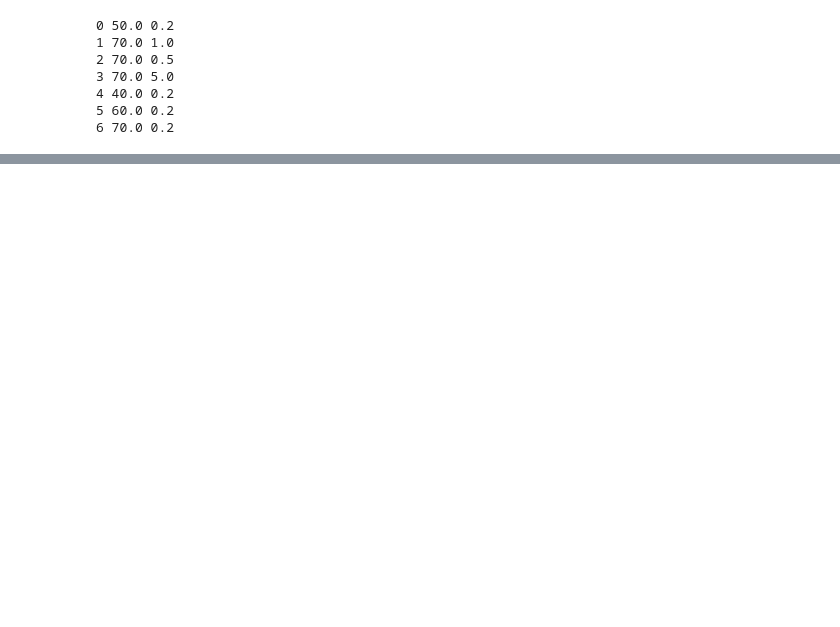
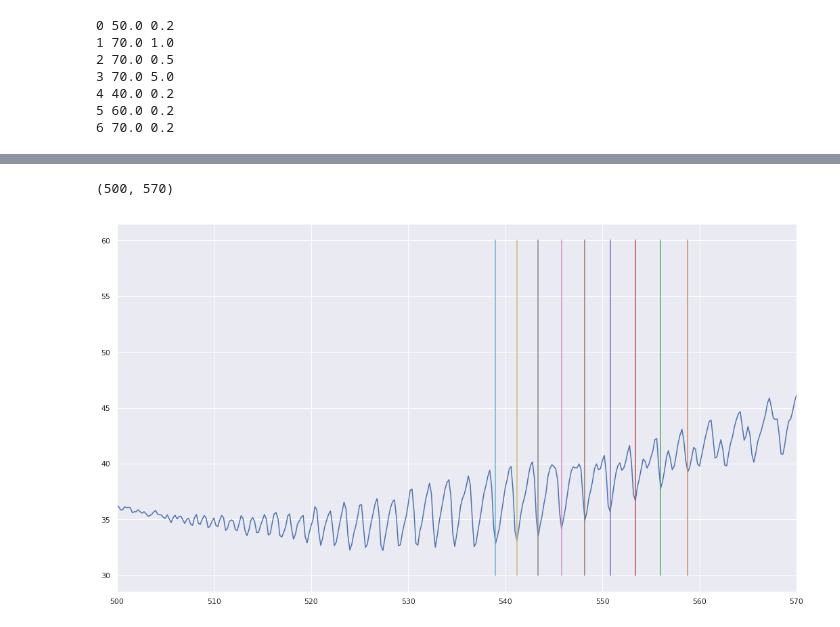
Before and after one commit to stdereka/FRM_MIPT, a Jupyter notebook: I2/I2.ipynb, the cells around one changed output, grey strips where cells are left out. Saved outputs shown, nothing was run; the diff lists cells and outputs as text; code cells hidden in the pictures; blank space fills up the shorter version.

```diff
--- a/I2/I2.ipynb
+++ b/I2/I2.ipynb
@@ -44,0 +91,11 @@ for i in data:
+# %%
+fig, ax = plt.subplots(figsize=(18, 10))
+ax.plot(X,Y)
+y = np.linspace(30,60,1000)
+for x_ in x:
+    ax.plot(np.array([x_]*1000), y)
+plt.xlim(500,570)
+#plt.ylim(35, 60)
+# %% [output]
+(500, 570)
+[figure, added]
```
Also changed, not shown: parts of 52 cells of this notebook, 21 other files.
